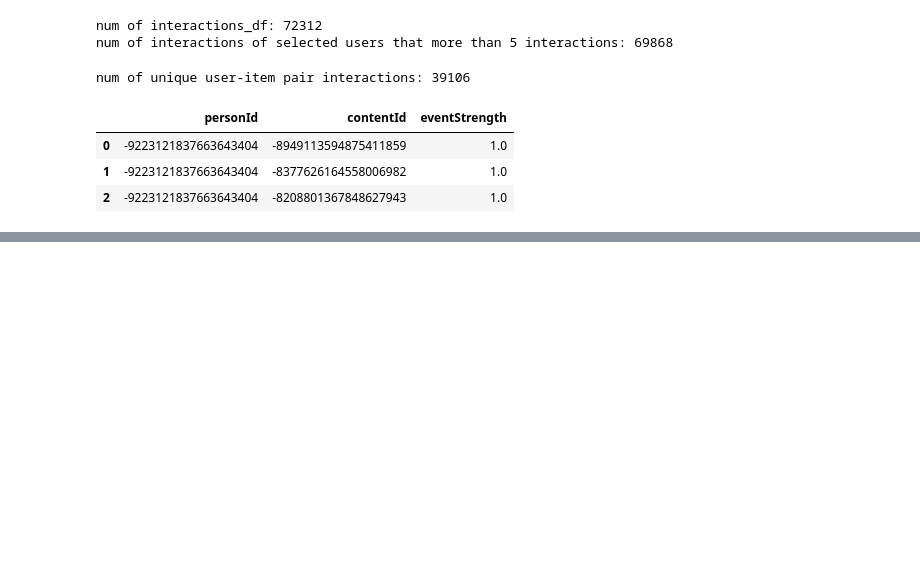
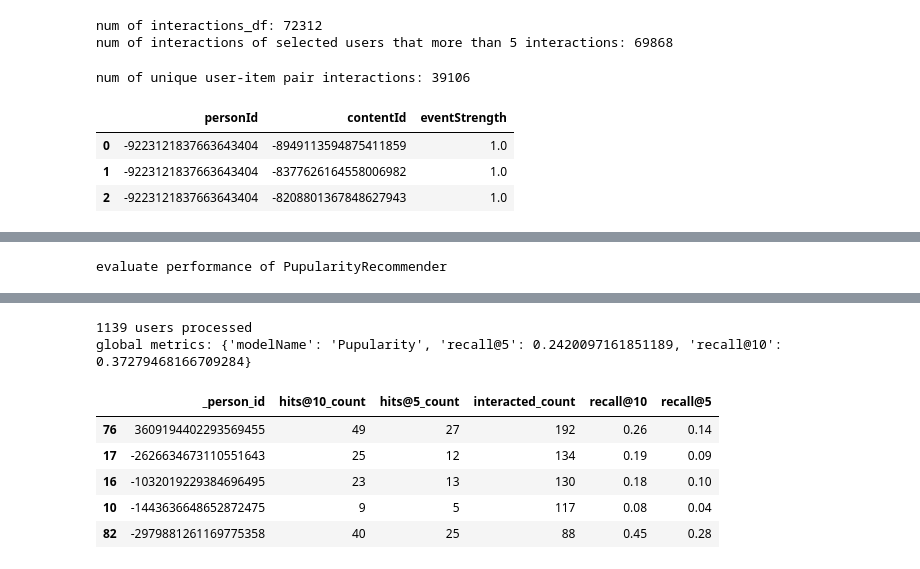
Before and after one commit to PengInGitHub/catboost, a Jupyter notebook: RS.ipynb, the cells around one changed output, grey strips where cells are left out. Drawn from its saved outputs; the diff is of its cells as text; code cells hidden in the pictures; blank space fills up the shorter version.

```diff
--- a/RS.ipynb
+++ b/RS.ipynb
@@ -104,0 +290,2 @@ interactions_user_item_score.head(3)
+# %%
+model_evaluator = ModelEvaluator()
@@ -104,0 +310,41 @@ interactions_user_item_score.head(3)
+# %%
+class PupularityRecommender:
+
+    MODEL_NAME = 'Pupularity'
+
+    def __init__(self, item_popularity, items=None):
+        self.item_popularity = item_popularity
+        self.items = items
+
+    def get_model_name(self):
+        return self.MODEL_NAME
+
+    def recommend_items(self, user_id, top_n=10, verbose=False, items_to_ignore=[]):
+        # recommend the most popular items that the user has not seen yet
+        to_be_ignored = self.item_popularity['contentId'].isin(items_to_ignore)
+        recommended = self.item_popularity[~to_be_ignored] \
+            .sort_values('eventStrength', ascending=False) \
+            .head(top_n)
+
+        # return a data frame merged with items details
+        # otherwise return a df with only 2 cols: contentId and eventStrength
+        if verbose:
+            if self.items is None:
+                raise Exception('verbose requires "items"')
+
+            cols_to_add = ['eventStrength', 'contentId', 'title', 'url', 'lang']
+            recommended = recommended.merge(self.items,
+                                            how='left',
+                                            left_on='contentId',
+                                            right_on='contentId')[cols_to_add]
+
+        return recommended
+# %%
+# evaluate PupularityRecommender
+
+popularity_model = PupularityRecommender(item_popularity, articles_df)
+
+print('evaluate performance of PupularityRecommender')
+
+pop_global_metrics, pop_detailed_results_df = model_evaluator.evaluate_model(popularity_model)
+# %% [output]
@@ -104,0 +368 @@ interactions_user_item_score.head(3)
+evaluate performance of PupularityRecommender
@@ -104,0 +386,8 @@ interactions_user_item_score.head(3)
+1139 users processed
+global metrics: {'modelName': 'Pupularity', 'recall@5': 0.2420097161851189, 'recall@10': 0.37279468166709284}
+|  | _person_id | hits@10_count | hits@5_count | interacted_count | recall@10 | recall@5 |
+| 76 | 3609194402293569455 | 49 | 27 | 192 | 0.26 | 0.14 |
+| 17 | -2626634673110551643 | 25 | 12 | 134 | 0.19 | 0.09 |
+| 16 | -1032019229384696495 | 23 | 13 | 130 | 0.18 | 0.10 |
+| 10 | -1443636648652872475 | 9 | 5 | 117 | 0.08 | 0.04 |
+| 82 | -2979881261169775358 | 40 | 25 | 88 | 0.45 | 0.28 |
```
Also changed, not shown: parts of 12 cells of this notebook.
